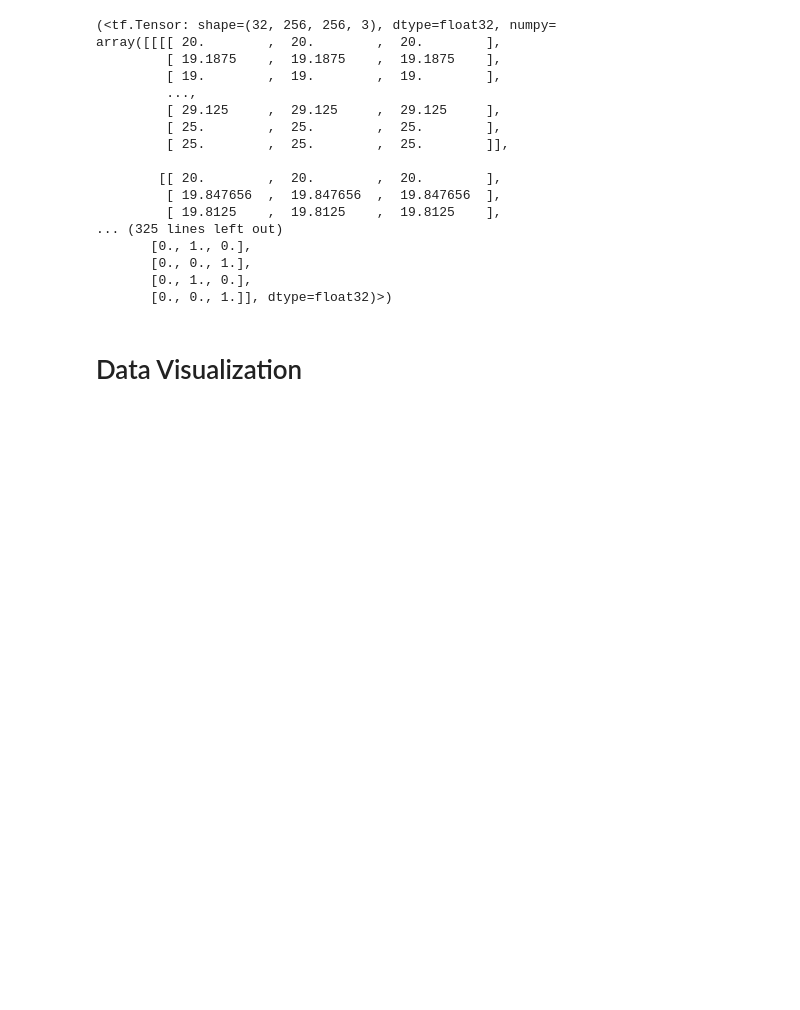
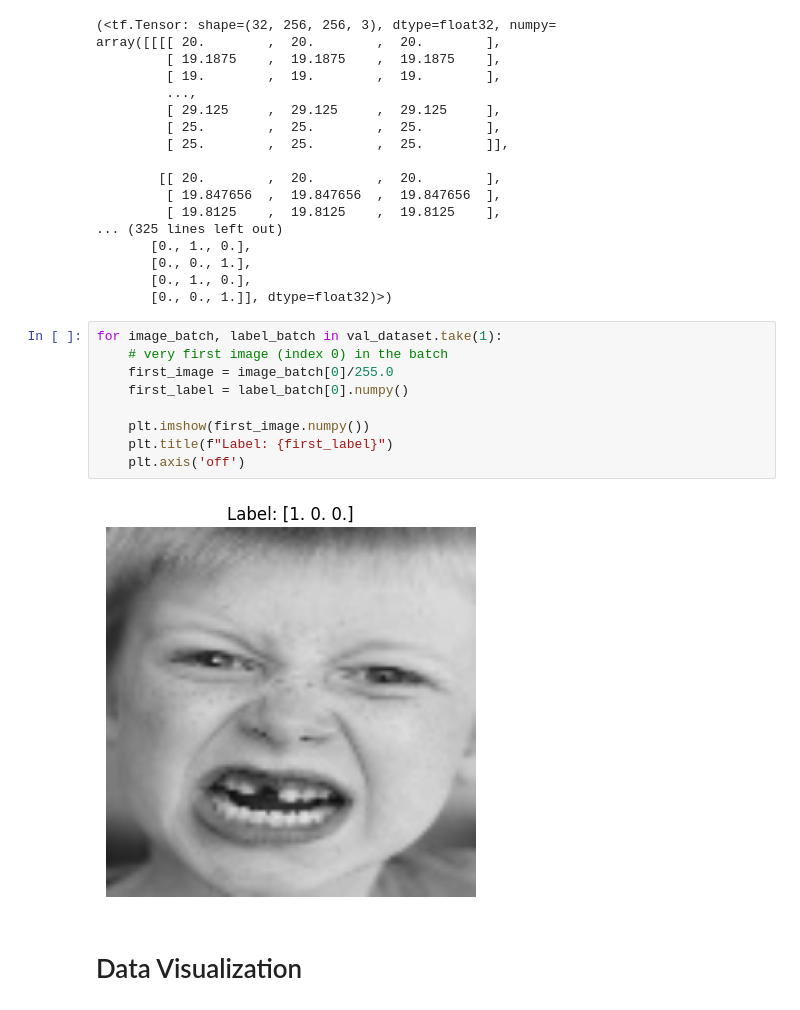
Before and after one commit to sleepsonrockss/Deep-Learning, a Jupyter notebook: HumanEmotions/HE.ipynb, the cells around one changed output. Saved outputs shown, nothing was run; the diff lists cells and outputs as text; blank space fills up the shorter version.

```diff
--- a/HumanEmotions/HE.ipynb
+++ b/HumanEmotions/HE.ipynb
@@ -183,6 +180,17 @@ array([[[[ 20.        ,  20.        ,  20.        ],
        [0., 0., 1.],
        [0., 1., 0.],
        [0., 0., 1.]], dtype=float32)>)
+# %%
+for image_batch, label_batch in val_dataset.take(1):
+    # very first image (index 0) in the batch
+    first_image = image_batch[0]/255.0
+    first_label = label_batch[0].numpy()
+
+    plt.imshow(first_image.numpy())
+    plt.title(f"Label: {first_label}")
+    plt.axis('off')
+# %% [output]
+[figure, added]
 # %% [markdown]
 # Data Visualization
 # %%
```
Also changed, not shown: parts of 17 cells of this notebook.
